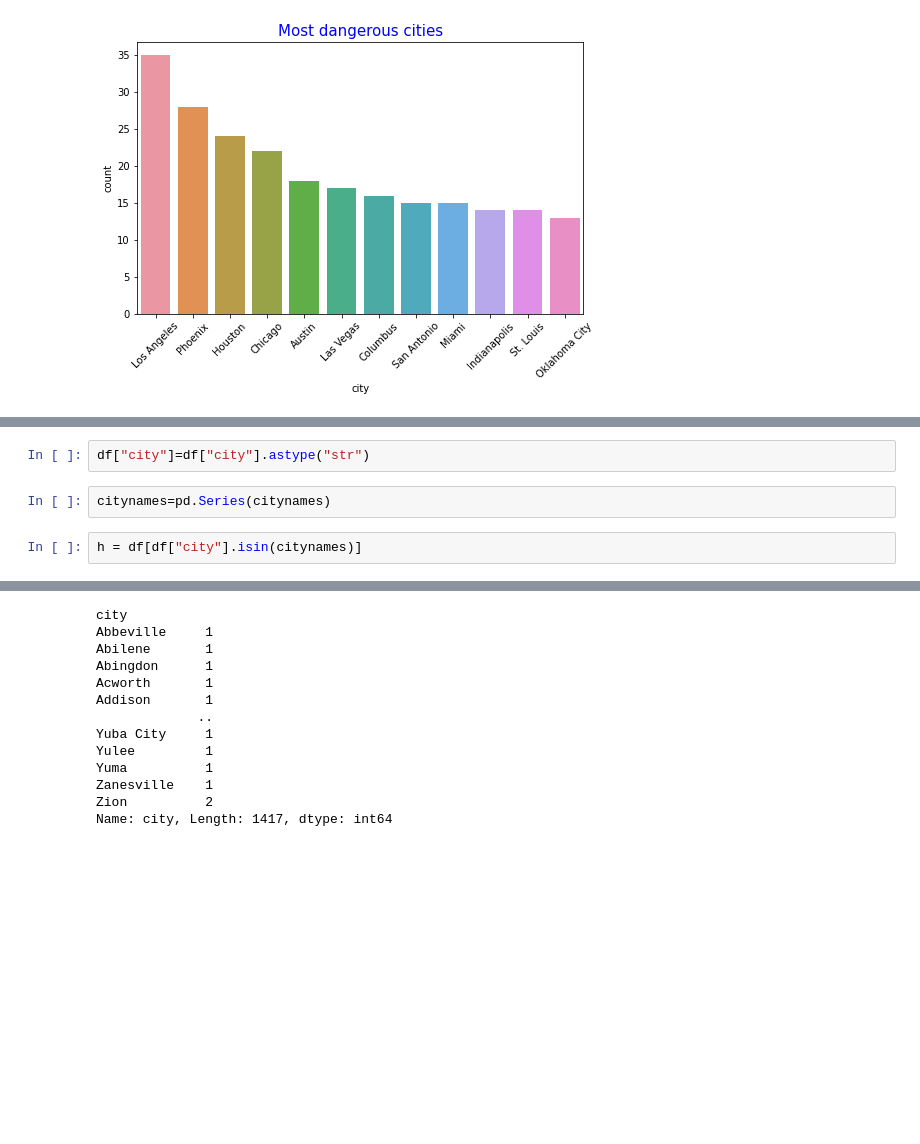
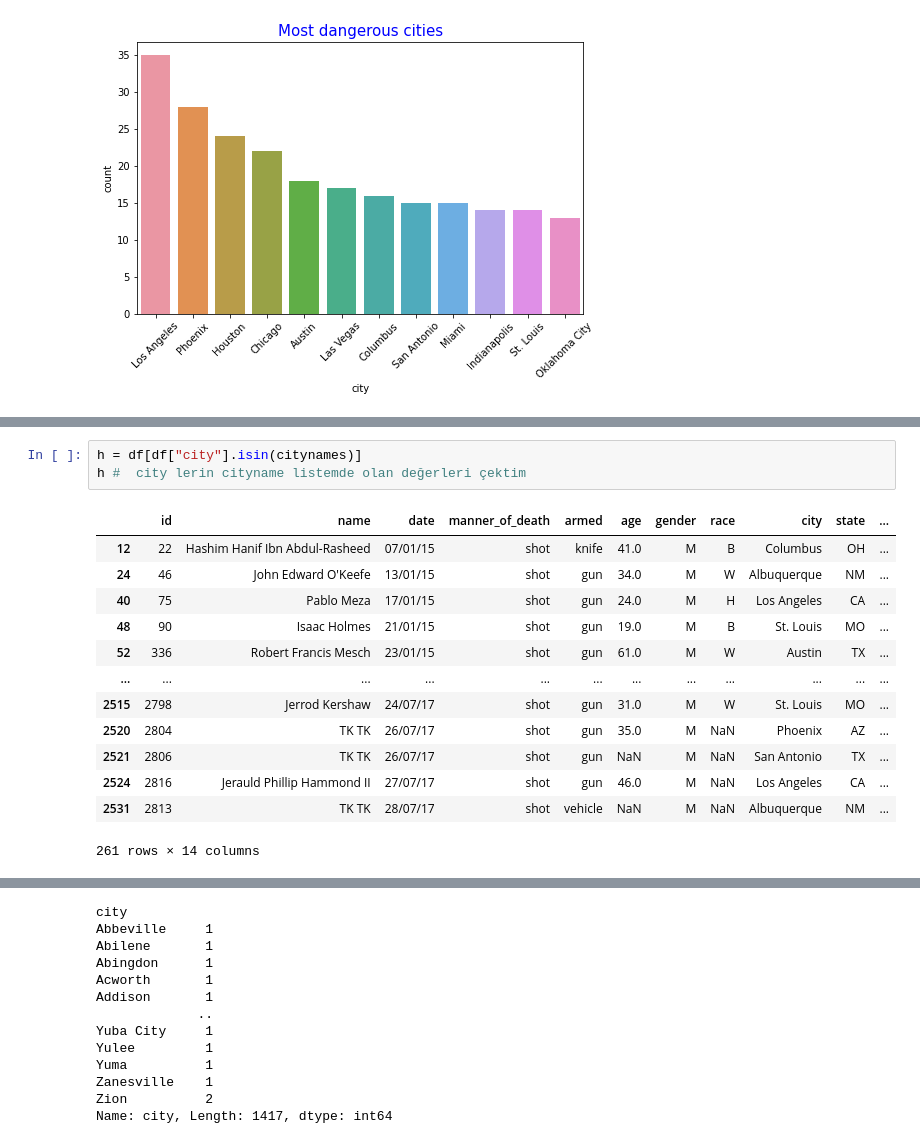
Before and after one commit to mehmetsar/DA_assignments, a Jupyter notebook: Assignment_2_student_ipynb_adlı_not_defterinin_kopyası.ipynb, the cells around one changed output, grey strips where cells are left out. Cells and saved outputs as stored; diff of their text form; blank space fills up the shorter version.

```diff
--- a/Assignment_2_student_ipynb_adlı_not_defterinin_kopyası.ipynb
+++ b/Assignment_2_student_ipynb_adlı_not_defterinin_kopyası.ipynb
@@ -151,9 +162,20 @@ ValueError: ignored
-# %%
-df["city"]=df["city"].astype("str")
-# %%
-citynames=pd.Series(citynames)
 # %%
 h = df[df["city"].isin(citynames)]
+h #  city lerin cityname listemde olan değerleri çektim
+# %% [output]
+|  | id | name | date | manner_of_death | armed | age | gender | race | city | state | ... |
+| 12 | 22 | Hashim Hanif Ibn Abdul-Rasheed | 07/01/15 | shot | knife | 41.0 | M | B | Columbus | OH | ... |
+| 24 | 46 | John Edward O'Keefe | 13/01/15 | shot | gun | 34.0 | M | W | Albuquerque | NM | ... |
+| 40 | 75 | Pablo Meza | 17/01/15 | shot | gun | 24.0 | M | H | Los Angeles | CA | ... |
+| 48 | 90 | Isaac Holmes | 21/01/15 | shot | gun | 19.0 | M | B | St. Louis | MO | ... |
+| 52 | 336 | Robert Francis Mesch | 23/01/15 | shot | gun | 61.0 | M | W | Austin | TX | ... |
+| ... | ... | ... | ... | ... | ... | ... | ... | ... | ... | ... | ... |
+| 2515 | 2798 | Jerrod Kershaw | 24/07/17 | shot | gun | 31.0 | M | W | St. Louis | MO | ... |
+| 2520 | 2804 | TK TK | 26/07/17 | shot | gun | 35.0 | M | NaN | Phoenix | AZ | ... |
+| 2521 | 2806 | TK TK | 26/07/17 | shot | gun | NaN | M | NaN | San Antonio | TX | ... |
+| 2524 | 2816 | Jerauld Phillip Hammond II | 27/07/17 | shot | gun | 46.0 | M | NaN | Los Angeles | CA | ... |
+| 2531 | 2813 | TK TK | 28/07/17 | shot | vehicle | NaN | M | NaN | Albuquerque | NM | ... |
+261 rows × 14 columns
 # %%
 plt.figure(figsize=(8,5))
 
```
Also changed, not shown: parts of 10 cells of this notebook.
